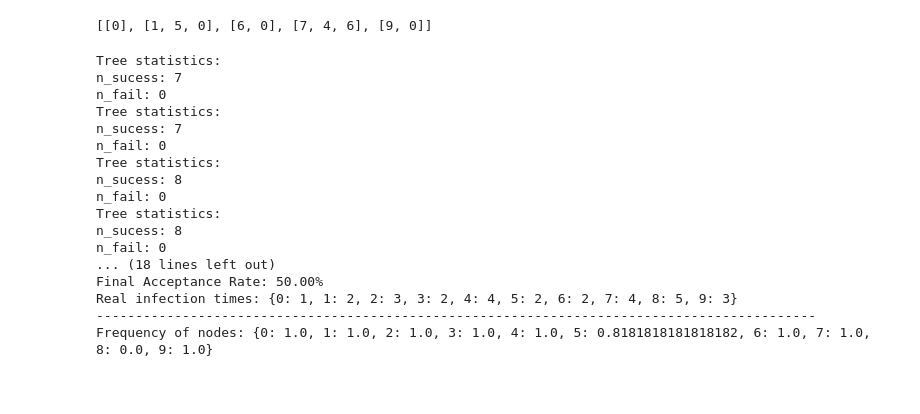
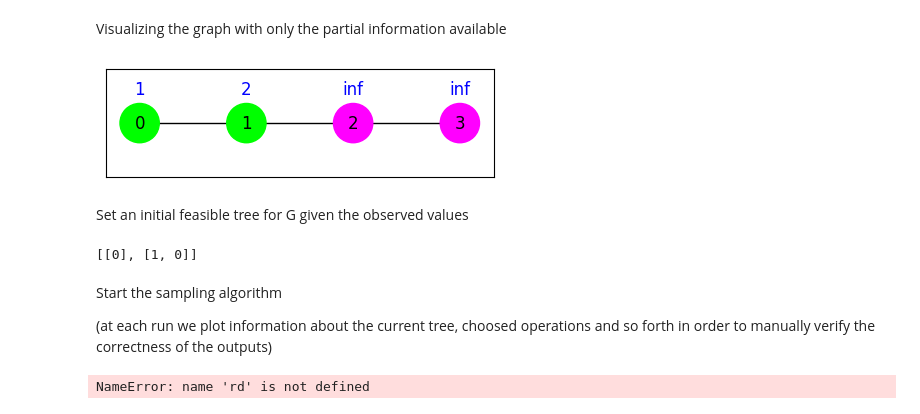
Before and after one commit to Cristiananc/dissertation-codes, a Jupyter notebook: TreeSampler-Hands-on-debug.ipynb, the cells around one changed output. Drawn from its saved outputs; the diff is of its cells as text; code cells hidden in the pictures; blank space fills up the shorter version.

```diff
--- a/TreeSampler-Hands-on-debug.ipynb
+++ b/TreeSampler-Hands-on-debug.ipynb
@@ -46,42 +49,49 @@ delete_susceptibles(G)
+# %% [markdown]
+Visualizing the graph with only the partial information available
+# %%
+color_state_map = {'recovered': 'lime', 'susceptible': 'cyan', None: 'magenta'}
+node_color = [color_state_map[node[1]['status']] for node in G.nodes(data=True)]
+
+infection_times = nx.get_node_attributes(G, "inf_time")
+state_pos = {n: (x, y + 0.035) for n, (x,y) in pos.items()}
+
+fig = plt.figure(1, figsize=(5, 1.4))
+nx.draw_networkx(G, pos, node_size = 800, node_color = node_color,)
+
+nx.draw_networkx_labels(G, state_pos, labels= infection_times, font_color='blue')
+plt.show()
+# %% [output]
+[figure, added]
+# %% [markdown]
+Set an initial feasible tree for G given the observed values
 # %%
-T_initial = feasible_tree(G, infected_nodes, flag=0)
+# The feasible tree data structure is a list of lists
+# Each element in T_initial is a path in the tree
+T_initial = [[0], [1,0]]
 print(T_initial)
 # %% [output]
-[[0], [1, 5, 0], [6, 0], [7, 4, 6], [9, 0]]
+[[0], [1, 0]]
+# %% [markdown]
+Start the sampling algorithm
+
+(at each run we plot information about the current tree, choosed operations and so forth in order to manually verify the correctness of the outputs)
 # %%
-if None in T_initial:
-    print("Feasible tree not found!")
+infected_nodes = [0,1]
+samplings_number = 500
 
-else:
+#Set seed for reproducibility
+rd.seed(10)
 
-    samplings_number = 10
+#Initialize class
+sampler = TreeSampler(G, T_initial, infected_nodes,flag=1)
 
-    #Initialize class
-    sampler = TreeSampler(G, T_initial, infected_nodes,flag=1)
-
-    #Run
-    sampling = sampler.run(n_iterations=samplings_number)
-    print(f"Real infection times: {nx.get_node_attributes(G_real, "inf_time")}")
-    print("--------------------------------------------------------------------------------------------")
-    print(f"Frequency of nodes: {nodes_proportion(G, sampling)}")
+#Run
+sampling = sampler.run(n_iterations=samplings_number)
+print(f"Real infection times: {nx.get_node_attributes(G_real, "inf_time")}")
+print("--------------------------------------------------------------------------------------------")
+print(f"Frequency of nodes: {nodes_proportion(G, sampling)}")
 # %% [output]
-Tree statistics:
-n_sucess: 7
-n_fail: 0
-Tree statistics:
-n_sucess: 7
-n_fail: 0
-Tree statistics:
-n_sucess: 8
-n_fail: 0
-Tree statistics:
-n_sucess: 8
-n_fail: 0
-... (18 lines left out)
-Final Acceptance Rate: 50.00%
-Real infection times: {0: 1, 1: 2, 2: 3, 3: 2, 4: 4, 5: 2, 6: 2, 7: 4, 8: 5, 9: 3}
---------------------------------------------------------------------------------------------
-Frequency of nodes: {0: 1.0, 1: 1.0, 2: 1.0, 3: 1.0, 4: 1.0, 5: 0.8181818181818182, 6: 1.0, 7: 1.0, 8: 0.0, 9: 1.0}
+NameError: name 'rd' is not defined
 # %% [markdown]
 ### Plots (visualizing results)
 Trace plot
```
Also changed, not shown: parts of 15 cells of this notebook, 1 other file.
